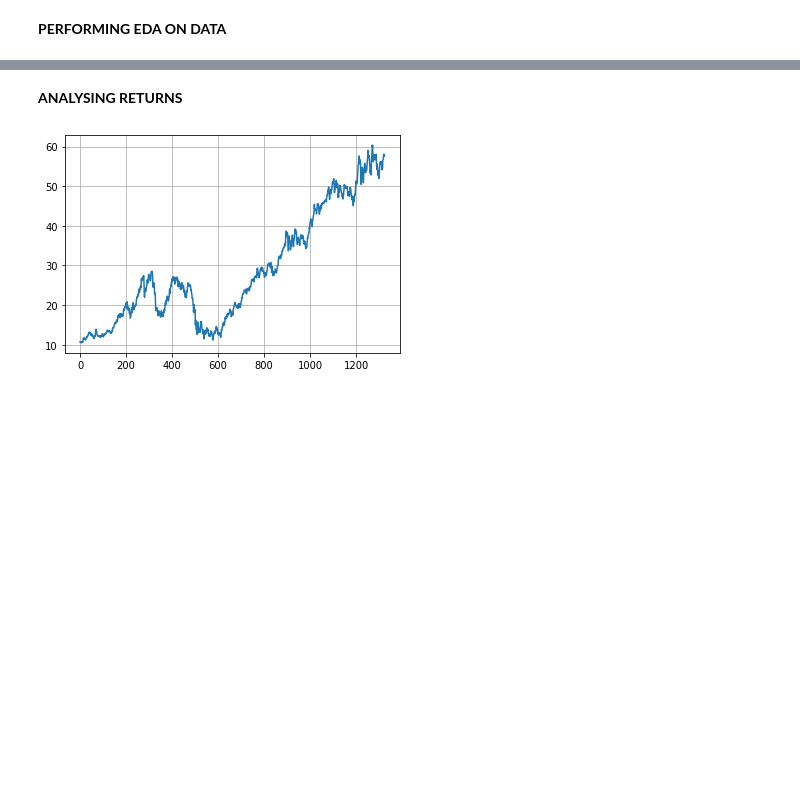
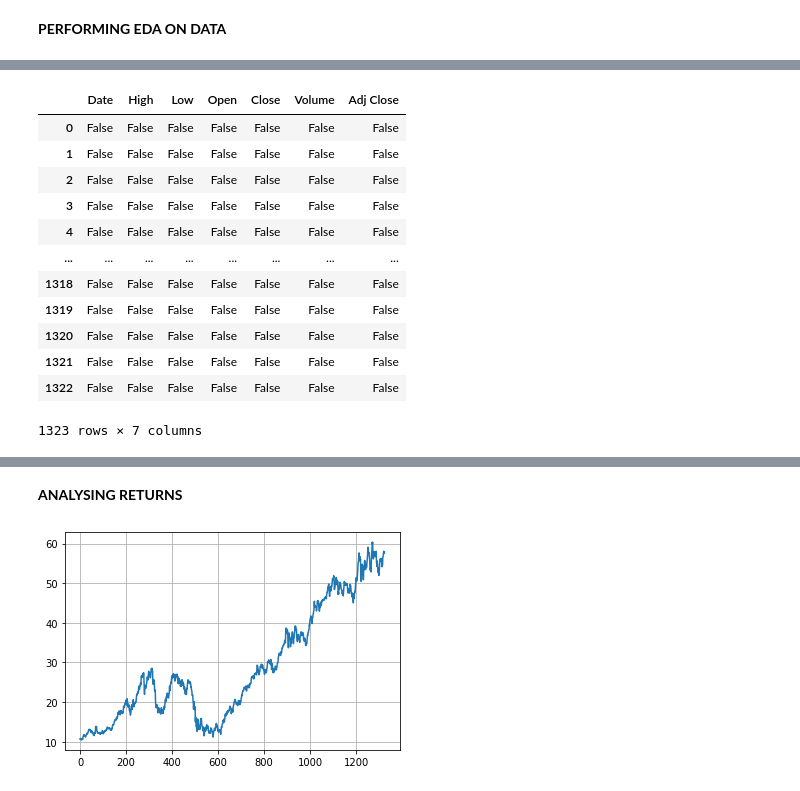
Before and after one commit to DataCrusade1999/Quantitative-Analytics, a Jupyter notebook: Quantitative_Analytics.ipynb, the cells around one changed output, grey strips where cells are left out. Cells and saved outputs as stored; diff of their text form; code cells hidden in the pictures; blank space fills up the shorter version.

```diff
--- a/Quantitative_Analytics.ipynb
+++ b/Quantitative_Analytics.ipynb
@@ -99,0 +75,16 @@ RangeIndex(start=0, stop=1323, step=1)
+# %%
+aapl.isnull()
+# %% [output]
+|  | Date | High | Low | Open | Close | Volume | Adj Close |
+| 0 | False | False | False | False | False | False | False |
+| 1 | False | False | False | False | False | False | False |
+| 2 | False | False | False | False | False | False | False |
+| 3 | False | False | False | False | False | False | False |
+| 4 | False | False | False | False | False | False | False |
+| ... | ... | ... | ... | ... | ... | ... | ... |
+| 1318 | False | False | False | False | False | False | False |
+| 1319 | False | False | False | False | False | False | False |
+| 1320 | False | False | False | False | False | False | False |
+| 1321 | False | False | False | False | False | False | False |
+| 1322 | False | False | False | False | False | False | False |
+1323 rows × 7 columns
```
Also changed, not shown: parts of 24 cells of this notebook.
